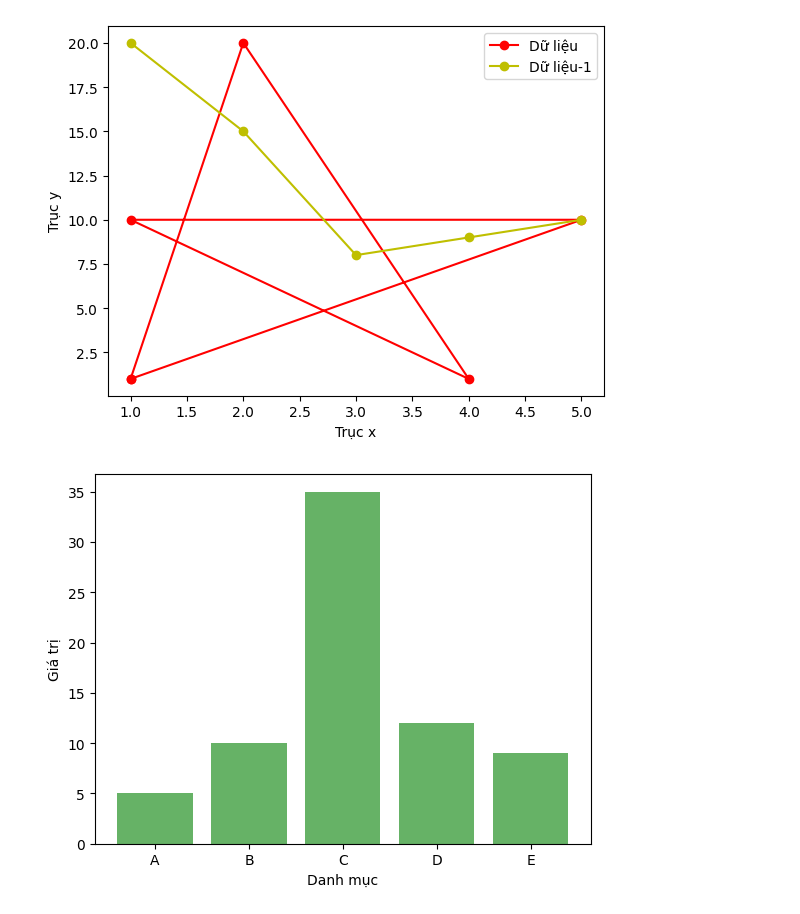
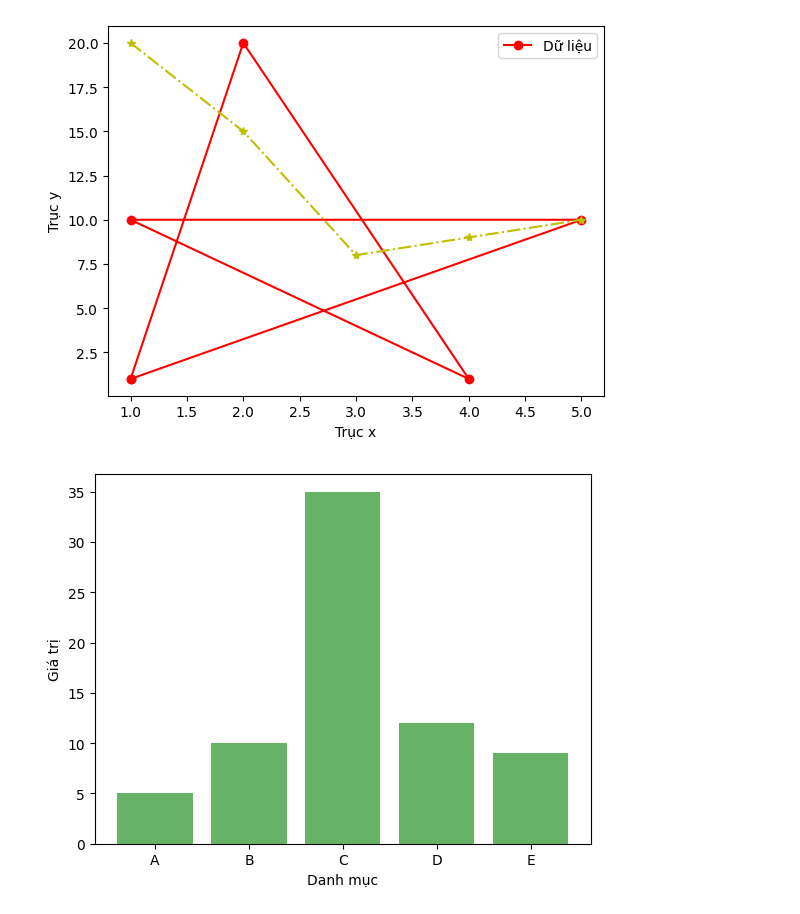
Before and after one commit to NaNeiht/TGMT_T6_10-13, a Jupyter notebook: 08.ipynb, the cells around one changed output. Saved outputs shown, nothing was run; the diff lists cells and outputs as text; code cells hidden in the pictures.

```diff
--- a/08.ipynb
+++ b/08.ipynb
@@ -3,19 +3,19 @@ import matplotlib.pyplot as plt
 # %%
 # Vẽ biểu đồ: Line Chart
 x = [1, 2, 4, 1, 5,1]
 y = [1, 20, 1, 10, 10,1]
 
 x1 = [1, 2, 3, 4, 5]
 y1 = [20, 15, 8, 9, 10]
 
 plt.plot(x, y, 'ro-', label='Dữ liệu') # Vẽ đường 1
-plt.plot(x1, y1, marker='o', color='y', linestyle='-', label='Dữ liệu-1')# Vẽ đường 2
+plt.plot(x1, y1, '*y-.')
 plt.legend() # Hiển thị chú giải
 plt.xlabel('Trục x') # Đặt nhãn cho trục x
 plt.ylabel('Trục y') # Đặt nhãn cho trục y
 plt.show() # Hiển thị biểu đồ
 # %% [output]
-[figure, old version]
+[figure, new version]
 # %%
 # Vẽ biểu đồ cột Bar Chart
 categories = ['A', 'B', 'C', 'D', 'E']
```
Also changed, not shown: 2 other files.
